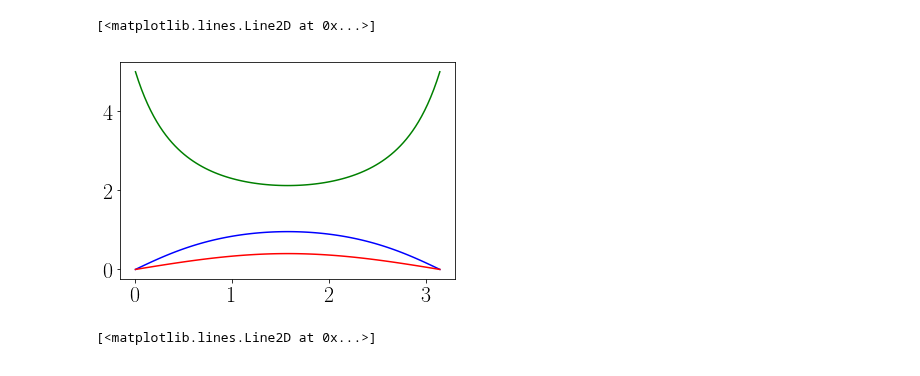
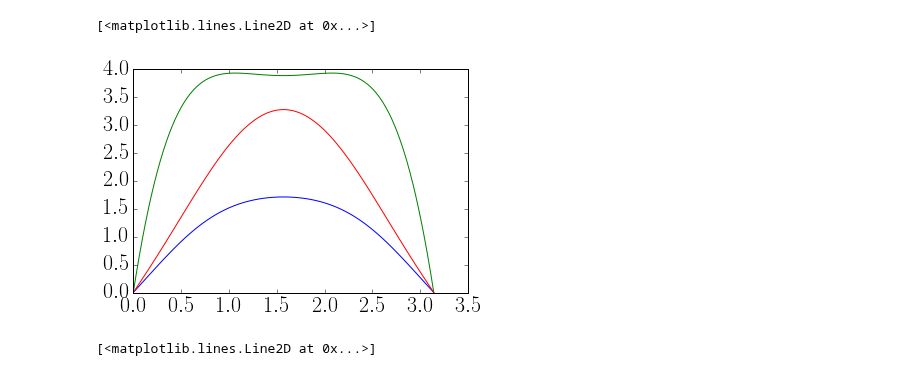
Before and after one commit to reand705/IGP, a Jupyter notebook: Method_Of_LinesIGP.ipynb, the cells around one changed output. Saved outputs shown, nothing was run; the diff lists cells and outputs as text; code cells hidden in the pictures.

```diff
--- a/Method_Of_LinesIGP.ipynb
+++ b/Method_Of_LinesIGP.ipynb
@@ -188,31 +207,31 @@ sol = np.array(sol)
 # %%
 #plot no espaço]
 
-d_r = 0
+d_r = 1
 d_1 = 1
 d_2 = 1
-mu = 5
+mu = 20
 t = np.linspace(0,Tmax,N)
 m = 1.0
 gamma = 0.5
 alpha = 1
 beta = 1
 phi = 1.0
 
-#sol = np.load('Method_Of_LinesIGP_dR=%.3f,d1=%.3f,d2=%.3f,mu=%.3f,alpha=%.3f,gamma=%.3f,beta=%.f,phi=%.3f,m=%.3f.npy'
-            #% (d_r,d_1,d_2,mu,alpha,gamma,beta,phi,m))
+sol = np.load('Method_Of_LinesIGP_dR=%.3f,d1=%.3f,d2=%.3f,mu=%.3f,alpha=%.3f,gamma=%.3f,beta=%.f,phi=%.3f,m=%.3f.npy'
+            % (d_r,d_1,d_2,mu,alpha,gamma,beta,phi,m))
 
-R = np.transpose(sol[:,0:M+2])
-C1 = np.transpose(sol[:,M+2:2*(M+2)])
-C2 = np.transpose(sol[:,2*(M+2):])
+R = np.transpose(sol[:,0:M])
+C1 = np.transpose(sol[:,M:2*(M)])
+C2 = np.transpose(sol[:,2*(M):])
 x = np.linspace(0,np.pi,M)
-plt.plot(x,R[1:M+1,-1],color = 'green')
-plt.plot(x,C1[1:M+1,-1], color = 'blue')
-plt.plot(x,C2[1:M+1,-1],color = 'red')
-#plt.axis([0,np.pi,0,1])
+plt.plot(x,R[0:M,10],color = 'green')
+plt.plot(x,C1[0:M,10], color = 'blue')
+plt.plot(x,C2[0:M,10],color = 'red')
+#plt.axis([0,np.pi,0,10])
 # %% [output]
 [<matplotlib.lines.Line2D at 0x...>]
-[figure, old version]
+[figure, new version]
 # %%
 #centro do patch no tempo (ver se a população está constante mesmo)
 
```
Also changed, not shown: parts of 8 cells of this notebook, 1 other file.
